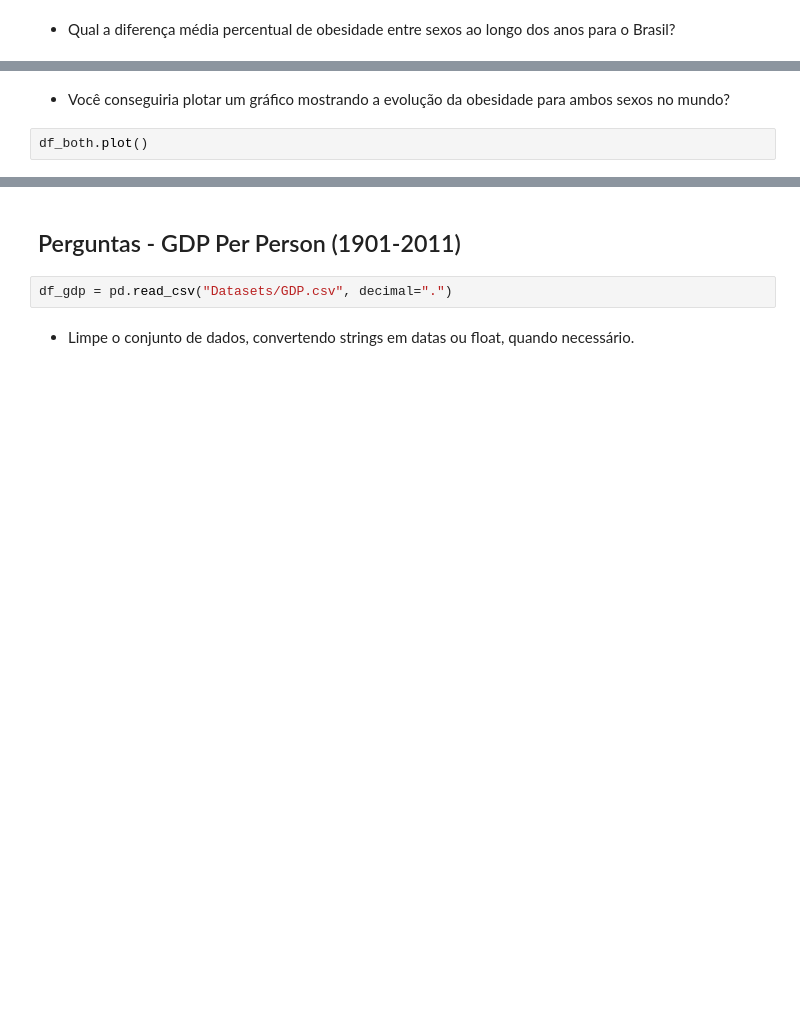
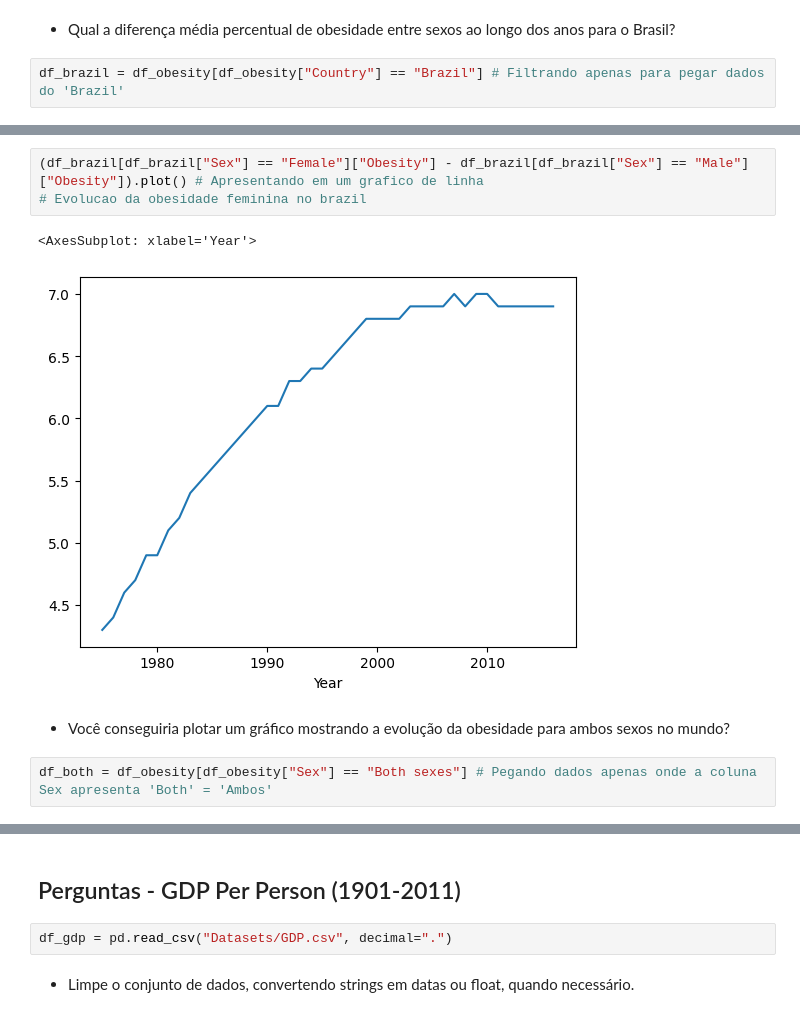
Before and after one commit to LuanArtacho/Projeto-2-Analise-de-dados-de-obesidade-mundial, a Jupyter notebook: Projeto - Análise de dados.ipynb, the cells around one changed output, grey strips where cells are left out. Cells and saved outputs as stored; diff of their text form; blank space fills up the shorter version.

```diff
--- a/Projeto - Análise de dados.ipynb
+++ b/Projeto - Análise de dados.ipynb
@@ -105,2 +150,4 @@ df_obesity[df_obesity.index == 2015].groupby("Sex").mean()
 # %% [markdown]
 - Qual a diferença média percentual de obesidade entre sexos ao longo dos anos para o Brasil?
+# %%
+df_brazil = df_obesity[df_obesity["Country"] == "Brazil"] # Filtrando apenas para pegar dados do 'Brazil'
@@ -107,4 +175,10 @@ df_obesity[df_obesity.index == 2015].groupby("Sex").mean()
+# %%
+(df_brazil[df_brazil["Sex"] == "Female"]["Obesity"] - df_brazil[df_brazil["Sex"] == "Male"]["Obesity"]).plot() # Apresentando em um grafico de linha
+# Evolucao da obesidade feminina no brazil
+# %% [output]
+<AxesSubplot: xlabel='Year'>
+[figure, added]
 # %% [markdown]
 - Você conseguiria plotar um gráfico mostrando a evolução da obesidade para ambos sexos no mundo?
 # %%
-df_both.plot()
+df_both = df_obesity[df_obesity["Sex"] == "Both sexes"] # Pegando dados apenas onde a coluna Sex apresenta 'Both' = 'Ambos'
```
Also changed, not shown: parts of 10 cells of this notebook, 1 other file.
